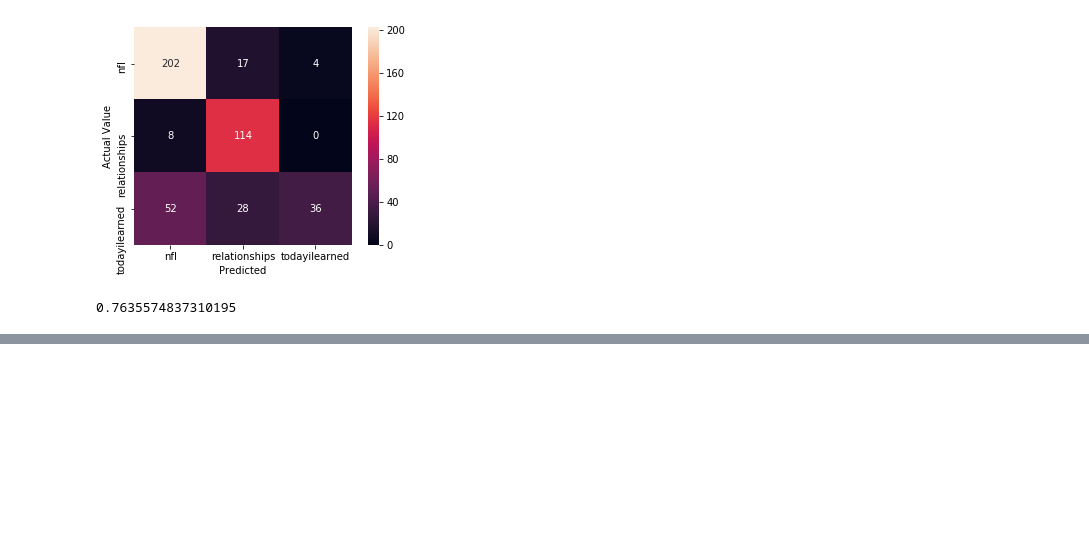
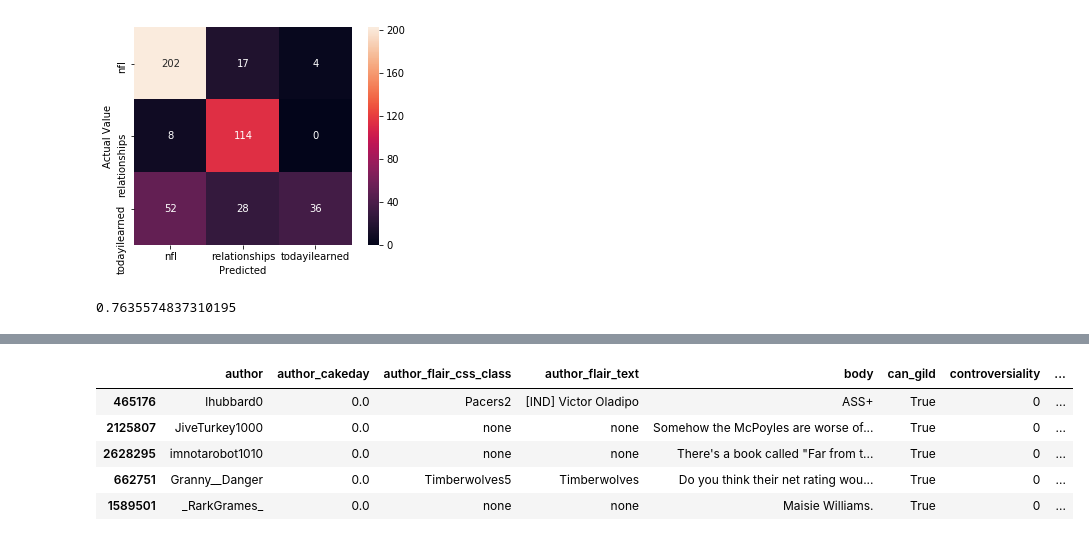
Before and after one commit to Data-Science-for-Linguists-2019/Reddit-Comment-Analysis, a Jupyter notebook: current_phase/phase2_exploration.ipynb, the cells around one changed output, grey strips where cells are left out. Cells and saved outputs as stored; diff of their text form; code cells hidden in the pictures; blank space fills up the shorter version.

```diff
--- a/current_phase/phase2_exploration.ipynb
+++ b/current_phase/phase2_exploration.ipynb
@@ -538,0 +631,2 @@ sklearn.metrics.accuracy_score(y_test, y_pred)
+# %%
+sampleframe = above50.sample(30000)
@@ -538,0 +635,9 @@ sklearn.metrics.accuracy_score(y_test, y_pred)
+# %%
+sampleframe.head()
+# %% [output]
+|  | author | author_cakeday | author_flair_css_class | author_flair_text | body | can_gild | controversiality | ... |
+| 465176 | lhubbard0 | 0.0 | Pacers2 | [IND] Victor Oladipo | ASS+ | True | 0 | ... |
+| 2125807 | JiveTurkey1000 | 0.0 | none | none | Somehow the McPoyles are worse of... | True | 0 | ... |
+| 2628295 | imnotarobot1010 | 0.0 | none | none | There's a book called "Far from t... | True | 0 | ... |
+| 662751 | Granny__Danger | 0.0 | Timberwolves5 | Timberwolves | Do you think their net rating wou... | True | 0 | ... |
+| 1589501 | _RarkGrames_ | 0.0 | none | none | Maisie Williams. | True | 0 | ... |
```
Also changed, not shown: parts of 40 cells of this notebook.
